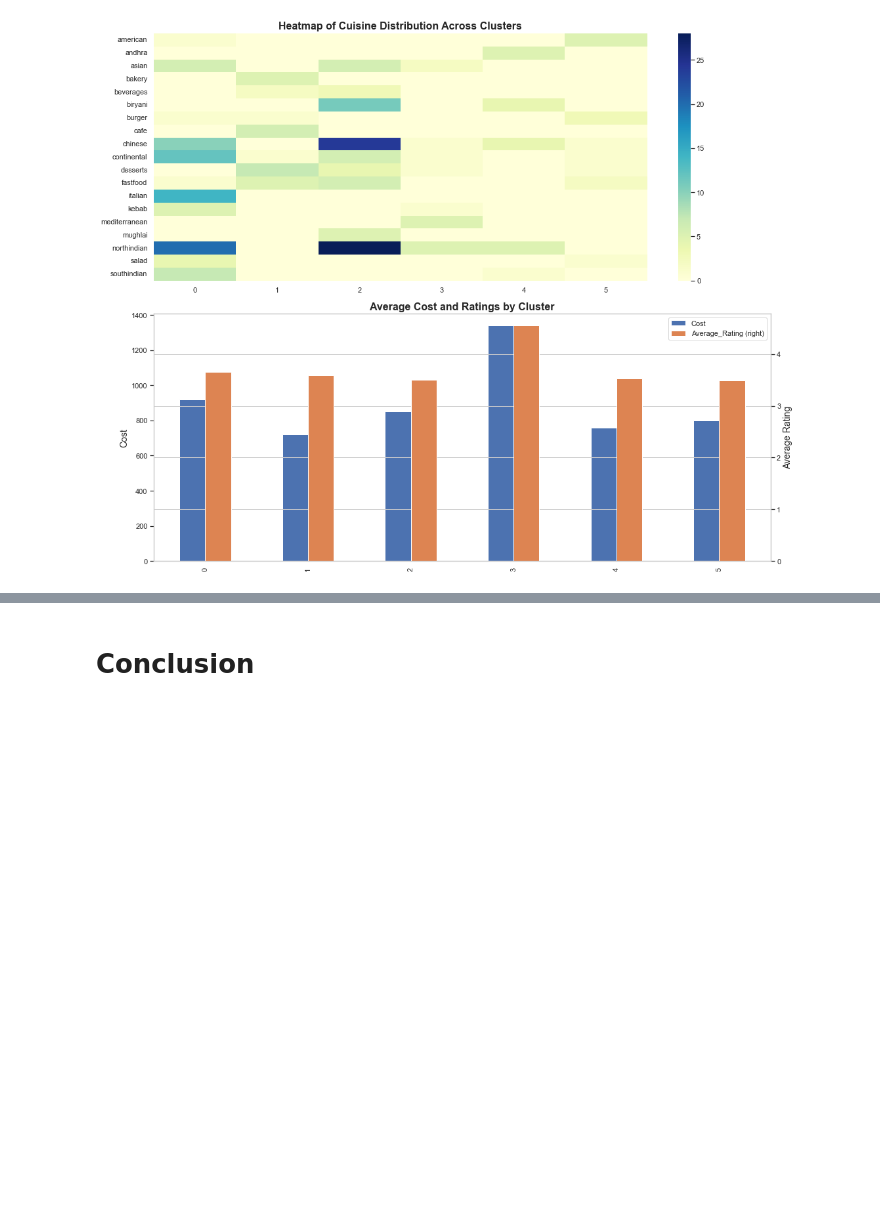
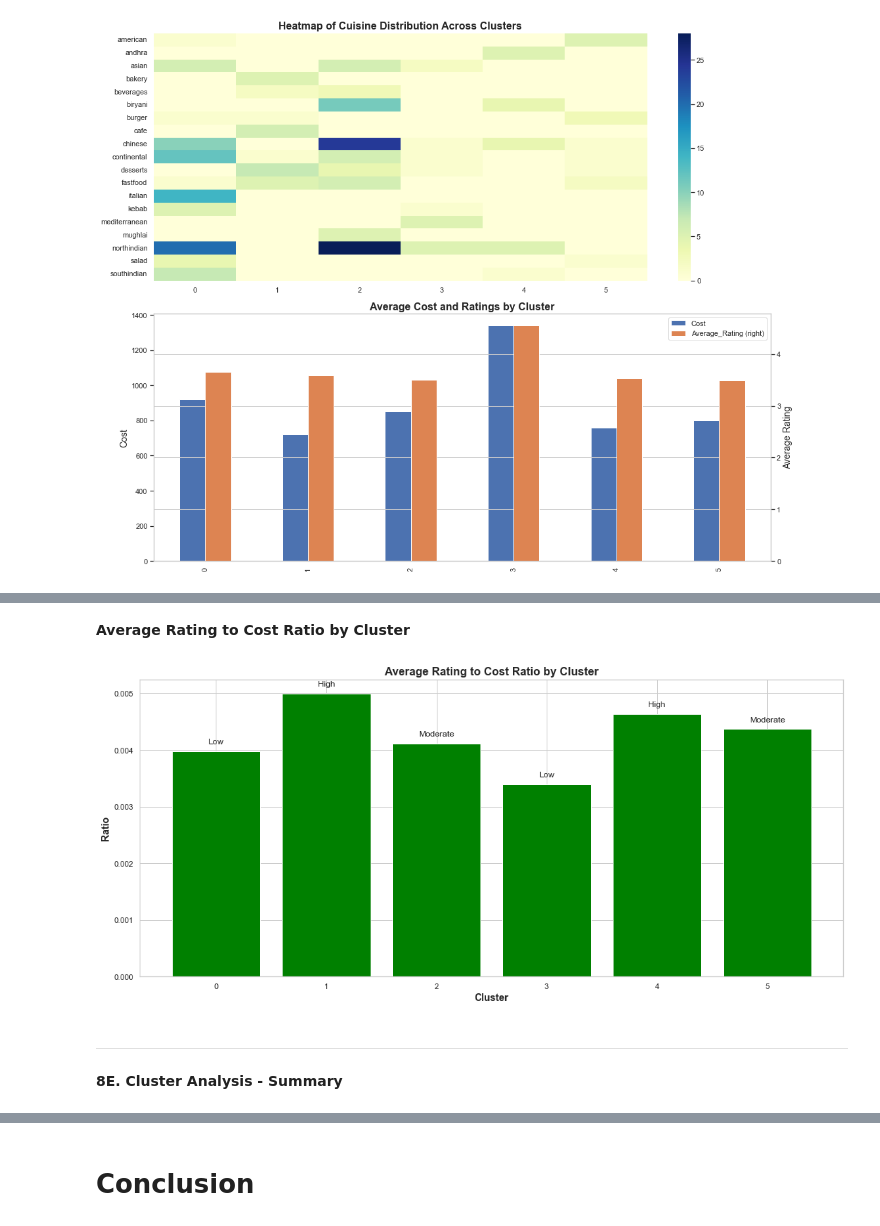
Before and after one commit to AimanSahay/ML-Project---Zomato-Restaurant-Clustering-and-Sentiment-Analysis, a Jupyter notebook: ML Project - Zomato Restaurant Clustering and Customer Sentiment Analysis.ipynb, the cells around one changed output, grey strips where cells are left out. Cells and saved outputs as stored; diff of their text form; code cells hidden in the pictures; blank space fills up the shorter version.

```diff
--- a/ML Project - Zomato Restaurant Clustering and Customer Sentiment Analysis.ipynb
+++ b/ML Project - Zomato Restaurant Clustering and Customer Sentiment Analysis.ipynb
@@ -2500,0 +1937,44 @@ Answer Here.
+# %% [markdown]
+**Average Rating to Cost Ratio by Cluster**
+# %%
+# Function to categorize Average Rating to Cost Ratio
+
+def categorize_ratio(ratio):
+    if 0.003 <= ratio < 0.004:
+        return 'Low'
+    elif 0.004 <= ratio < 0.0045:
+        return 'Moderate'
+    else:
+        return 'High'
+# %%
+# Average Ratings to Cost Ratio
+
+plt.figure(figsize=(15, 7))
+
+# Calculate average ratings to cost ratio for each cluster
+rating_cost_ratio = (cost_ratings_data["Average_Rating"] / cost_ratings_data["Cost"]).sort_values(ascending=False).\
+                    reset_index().rename(columns={0 : "Ratio"})
+rating_cost_ratio["Category"] = rating_cost_ratio["Ratio"].apply(categorize_ratio)
+
+# Plot Bar Plot
+bars = plt.bar(rating_cost_ratio["Cluster"], rating_cost_ratio["Ratio"], color="green")
+
+# Adding labels and title
+# Labels to bars
+for i, bar in enumerate(bars):
+    category = rating_cost_ratio.loc[i, 'Category']
+    plt.text(bar.get_x() + bar.get_width() / 2, bar.get_height() + 0.0001, category, ha='center', va='bottom')
+
+plt.title('Average Rating to Cost Ratio by Cluster', fontsize=16, fontweight="bold")
+plt.xlabel('Cluster', fontsize=14, fontweight="bold")
+plt.ylabel('Ratio', fontsize=14, fontweight="bold")
+
+# Show plot
+plt.tight_layout()
+plt.show()
+# %% [output]
+[figure, added]
+# %% [markdown]
+---
+
+**8E. Cluster Analysis - Summary**
```
Also changed, not shown: parts of 432 cells of this notebook.
